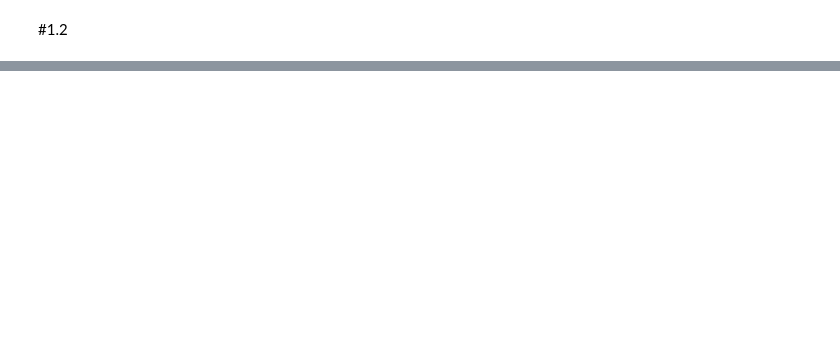
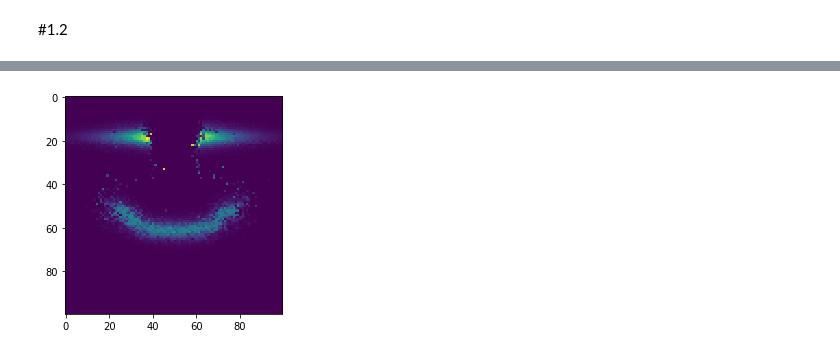
Before and after one commit to myutman/DUL, a Jupyter notebook: HW21.ipynb, the cells around one changed output, grey strips where cells are left out. Cells and saved outputs as stored; diff of their text form; code cells hidden in the pictures; blank space fills up the shorter version.

```diff
--- a/HW21.ipynb
+++ b/HW21.ipynb
@@ -312,0 +273,4 @@ plt.legend(['train', 'test'])
+# %%
+show_density(model)
+# %% [output]
+[figure, added]
```
Also changed, not shown: parts of 7 cells of this notebook.
